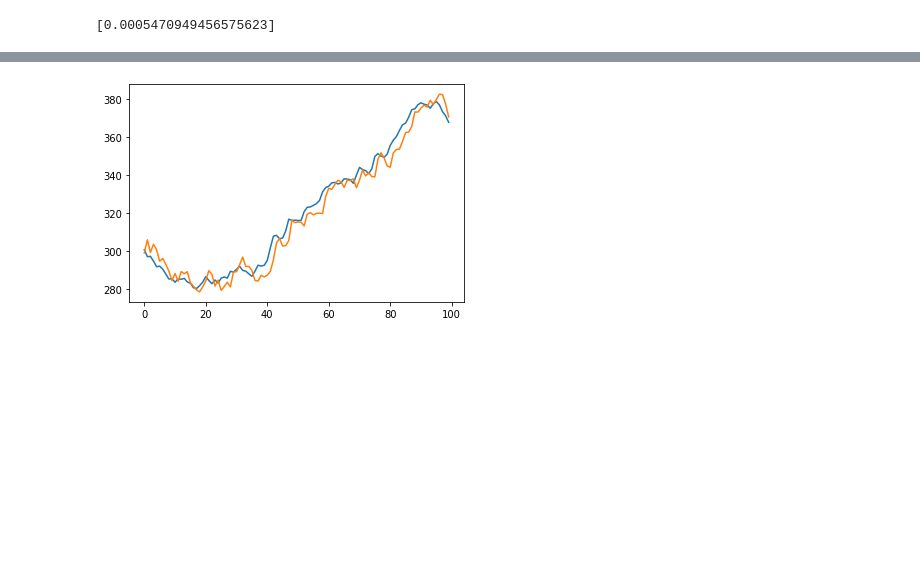
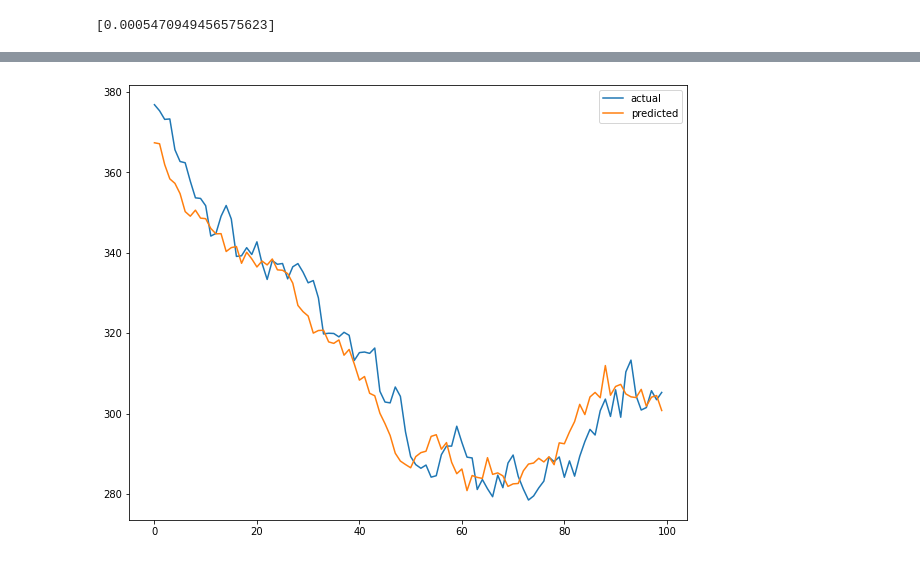
Before and after one commit to zetaqubit/trading, a Jupyter notebook: notebooks/single_stock_model.ipynb, the cells around one changed output, grey strips where cells are left out. Drawn from its saved outputs; the diff is of its cells as text; code cells hidden in the pictures; blank space fills up the shorter version.

Commit message:
Added simple strategy and returns.

```diff
--- a/notebooks/single_stock_model.ipynb
+++ b/notebooks/single_stock_model.ipynb
@@ -11,6 +12,3 @@ import numpy as np
 batch_size = 128
 hist_win = 7
 pred_win = 1
-# %%
-df = pd.read_csv('~/data/stock/kaggle/full_history/GOOG.csv')
-df.head()
@@ -23,0 +15,9 @@ df.head()
+# %%
+def load_df(ticker):
+  df = pd.read_csv(f'~/data/stock/kaggle/full_history/{ticker}.csv')
+  # reverse so oldest is first
+  df = df.iloc[::-1].reset_index(drop=True)
+  return df
+
+df = load_df('GOOG')
+df.head(10)
@@ -128,6 +144,6 @@ tensor([[1120.2329, 1018.1248, 1221.7130, 1134.0724,  255.2432,  289.6360,
 # %%
 def validate(model, ticker):
-    df = pd.read_csv(f'~/data/stock/kaggle/full_history/{ticker}.csv')
+    df = load_df(ticker)
     ds = StockSeqDataset(df)
     dl = DataLoader(dataset=ds, batch_size=batch_size, shuffle=False)
     loss_avg = 0
@@ -142,19 +158,18 @@ def validate(model, ticker):
         loss_avg += loss.item()
     actual = np.concatenate(actual)
     predicted = np.concatenate(predicted)
-    print(predicted.shape)
     loss_avg /= len(dl)
-    print(f'Avg loss: {loss_avg}')
     return actual, predicted, loss_avg
 
 class MeanModel(th.nn.Module):
     def forward(self, x):
-        return x.mean(dim=-1)
+        return x.mean(dim=-1).unsqueeze(axis=1)
 
-def plot(predicted, actual):
-    plt.figure()
+def plot(actual, predicted):
+    plt.figure(figsize=(10, 8))
+    plt.plot(np.squeeze(actual)[::-1])
     plt.plot(np.squeeze(predicted)[::-1])
-    plt.plot(np.squeeze(actual)[::-1])
+    plt.legend(('actual', 'predicted'))
 # %%
 list(model.parameters())
 # %% [output]
@@ -171,7 +186,7 @@ Avg loss: 305.5759310722351
 # %%
-plot(pred[-100:], actual[-100:])
+plot(actual[-100:], pred[-100:])
 # %% [output]
-[figure, old version]
+[figure, new version]
 # %%
 # Baseline
 actual, pred, loss_avg = validate(MeanModel(), 'FB')
```
Also changed, not shown: parts of 22 cells of this notebook.
